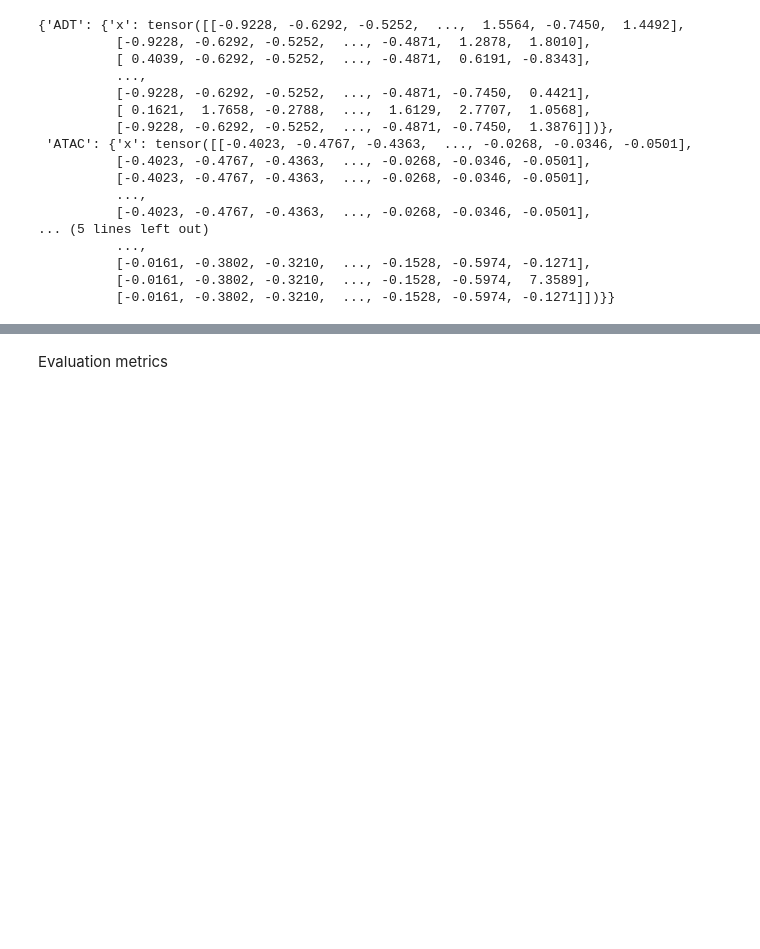
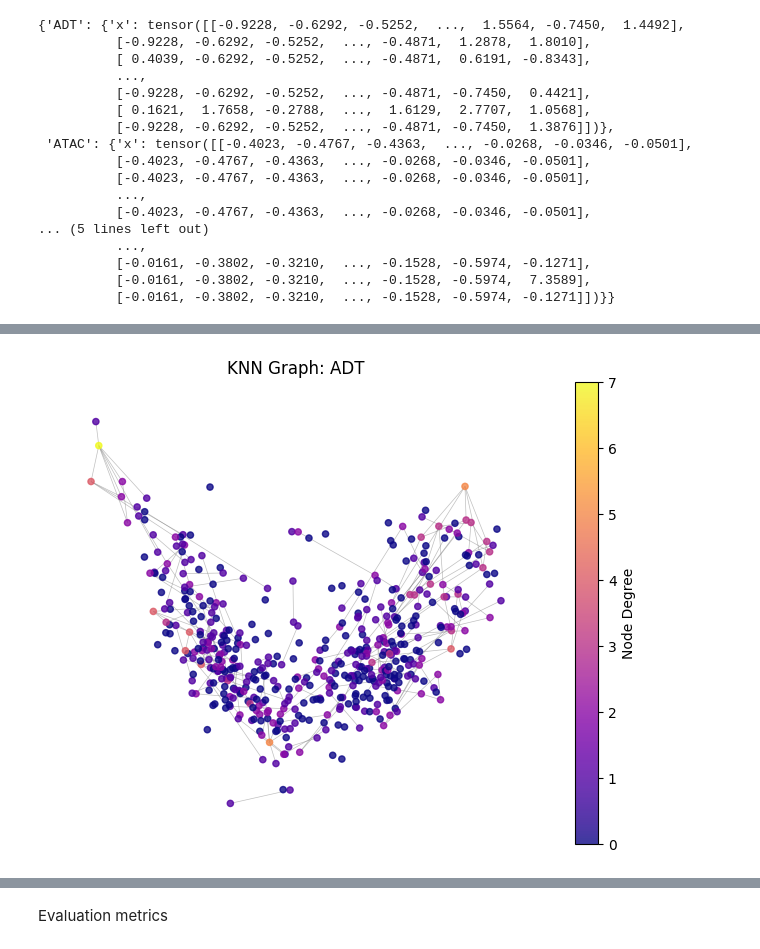
Before and after one commit to ZW471/MultiOmicsIntegration, a Jupyter notebook: evaluation/our_model_eval.ipynb, the cells around one changed output, grey strips where cells are left out. Cells and saved outputs as stored; diff of their text form; code cells hidden in the pictures; blank space fills up the shorter version.

```diff
--- a/evaluation/our_model_eval.ipynb
+++ b/evaluation/our_model_eval.ipynb
@@ -163,3 +147,83 @@ for m in modalities:
         cosine=True,
         num_workers=16
     )
+# %%
+import numpy as np
+import matplotlib.pyplot as plt
+import networkx as nx
+import torch
+from sklearn.decomposition import PCA
+
+def visualize_knn_graph_for_modality(hetero_data, modality, sample_size=500):
+    """
+    Visualizes the KNN graph for a specific modality.
+
+    Parameters:
+      hetero_data: PyG HeteroData object.
+      modality: str, modality name (e.g., 'ADT', 'RNA').
+      sample_size: int, number of nodes to sample for visualization (if less than total).
+    """
+    # Extract modality-specific node features
+    features = hetero_data[modality].x.cpu().detach().numpy()
+    num_nodes = features.shape[0]
+
+    # Reduce dimensions for visualization using PCA
+    pca = PCA(n_components=2)
+    features_2d = pca.fit_transform(features)
+
+    # Get KNN edge_index from modality-specific edges
+    edge_index = hetero_data['cell', modality, 'cell'].edge_index.cpu().numpy()
+
+    # Subsample nodes for clarity if dataset is large
+    if sample_size < num_nodes:
+        subset_idx = np.sort(np.random.choice(num_nodes, sample_size, replace=False))
+        features_2d = features_2d[subset_idx]
+
+        # Filter edges where both nodes are in the subset
+        mask = np.isin(edge_index[0], subset_idx) & np.isin(edge_index[1], subset_idx)
+        edge_index = edge_index[:, mask]
+
+        # Remap original indices to subset indices
+        mapping = {old: new for new, old in enumerate(subset_idx)}
+        edge_index = np.vectorize(mapping.get)(edge_index)
+
+        n_nodes = sample_size
+    else:
+        n_nodes = num_nodes
+
+    # Build a NetworkX graph
+    G = nx.Graph()
+    for i in range(n_nodes):
+        G.add_node(i, pos=features_2d[i])
+
+    for i in range(edge_index.shape[1]):
+        src, dst = edge_index[:, i]
+        G.add_edge(int(src), int(dst))
+
+    pos = nx.get_node_attributes(G, 'pos')
+
+    # Compute node degree for coloring
+    degrees = dict(G.degree())
+    node_colors = [degrees[node] for node in G.nodes()]
+
+    # Plot the graph
+    plt.figure(figsize=(8, 6))
+
+    # Draw nodes and store the object
+    nodes = nx.draw_networkx_nodes(G, pos, node_size=20, node_color=node_colors, cmap=plt.cm.plasma, alpha=0.8)
+    nx.draw_networkx_edges(G, pos, width=0.5, edge_color='gray', alpha=0.5)
+
+    plt.title(f"KNN Graph: {modality}")
+    plt.axis('off')
+
+    # Associate the colorbar with the nodes scatter plot
+    cbar = plt.colorbar(nodes)
+    cbar.set_label('Node Degree')
+
+    plt.show()
+
+# Visualize KNN graphs for each modality
+for modality in modalities:
+    visualize_knn_graph_for_modality(hetero_data, modality, sample_size=500)
+# %% [output]
+[figure, added]
```
Also changed, not shown: parts of 17 cells of this notebook, 1 other file.
